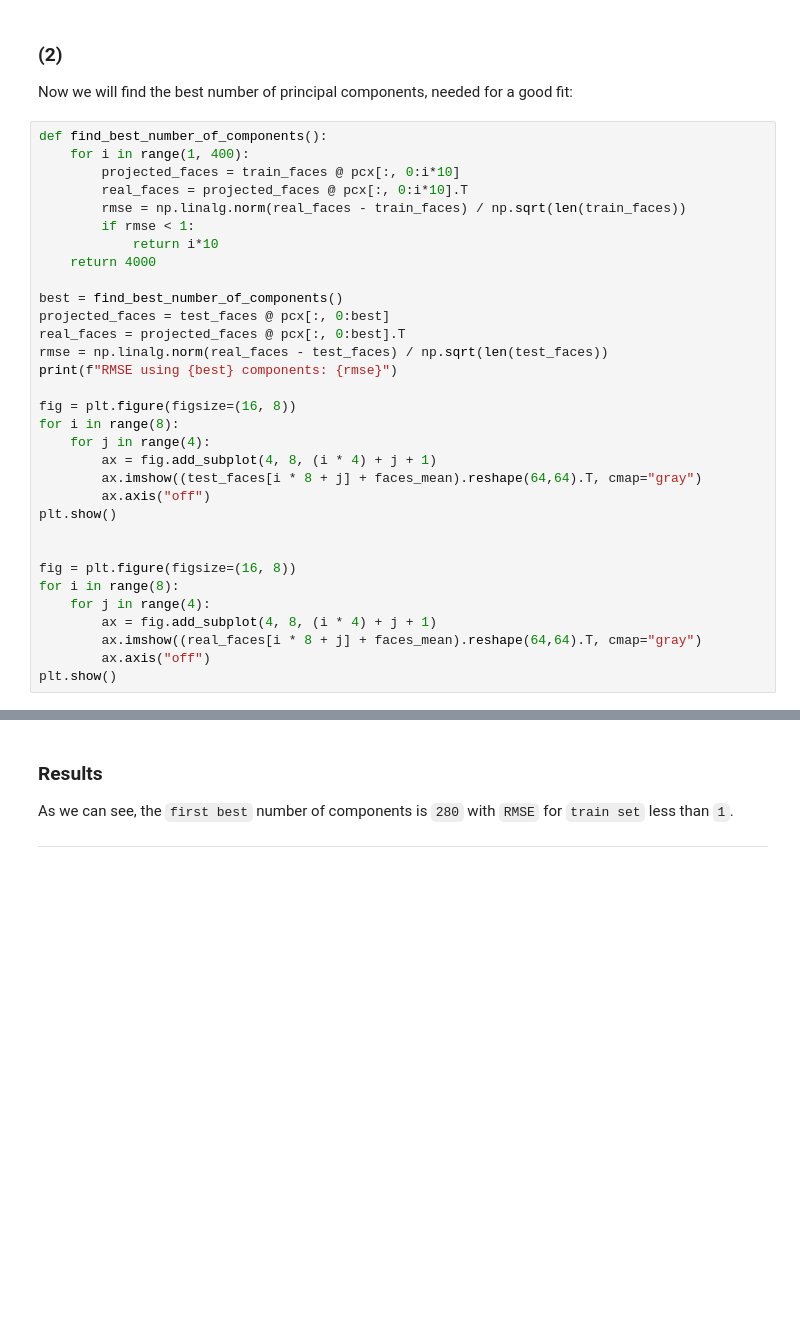
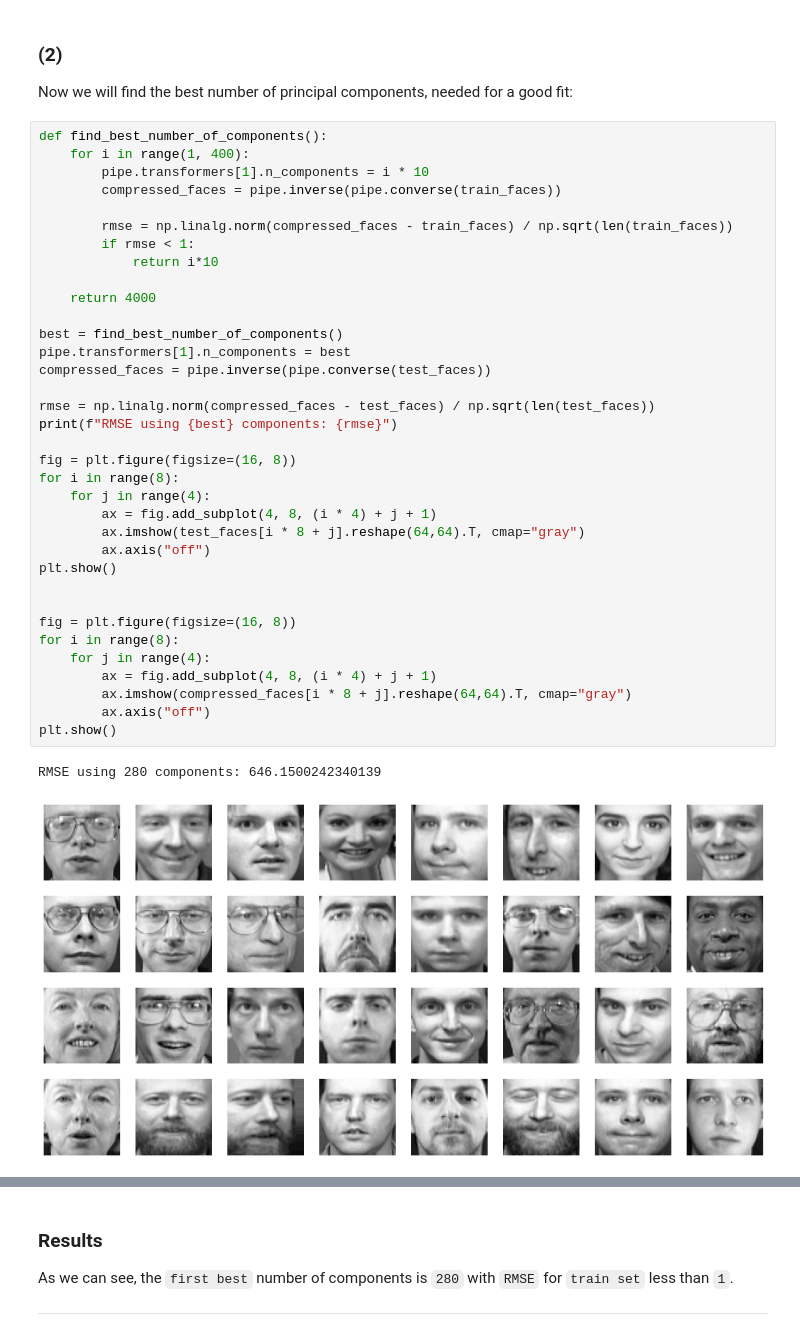
Before and after one commit to ckoliber/mlexercises, a Jupyter notebook: src/exercise4.ipynb, the cells around one changed output, grey strips where cells are left out. Saved outputs shown, nothing was run; the diff lists cells and outputs as text; blank space fills up the shorter version.

```diff
--- a/src/exercise4.ipynb
+++ b/src/exercise4.ipynb
@@ -550,32 +635,38 @@ Now we will find the best number of principal components, needed for a good fit:
 # %%
 def find_best_number_of_components():
     for i in range(1, 400):
-        projected_faces = train_faces @ pcx[:, 0:i*10]
-        real_faces = projected_faces @ pcx[:, 0:i*10].T
-        rmse = np.linalg.norm(real_faces - train_faces) / np.sqrt(len(train_faces))
+        pipe.transformers[1].n_components = i * 10
+        compressed_faces = pipe.inverse(pipe.converse(train_faces))
+
+        rmse = np.linalg.norm(compressed_faces - train_faces) / np.sqrt(len(train_faces))
         if rmse < 1:
             return i*10
+
     return 4000
 
 best = find_best_number_of_components()
-projected_faces = test_faces @ pcx[:, 0:best]
-real_faces = projected_faces @ pcx[:, 0:best].T
-rmse = np.linalg.norm(real_faces - test_faces) / np.sqrt(len(test_faces))
+pipe.transformers[1].n_components = best
+compressed_faces = pipe.inverse(pipe.converse(test_faces))
+
+rmse = np.linalg.norm(compressed_faces - test_faces) / np.sqrt(len(test_faces))
 print(f"RMSE using {best} components: {rmse}")
 
 fig = plt.figure(figsize=(16, 8))
 for i in range(8):
     for j in range(4):
         ax = fig.add_subplot(4, 8, (i * 4) + j + 1)
-        ax.imshow((test_faces[i * 8 + j] + faces_mean).reshape(64,64).T, cmap="gray")
+        ax.imshow(test_faces[i * 8 + j].reshape(64,64).T, cmap="gray")
         ax.axis("off")
 plt.show()
 
 
 fig = plt.figure(figsize=(16, 8))
 for i in range(8):
     for j in range(4):
         ax = fig.add_subplot(4, 8, (i * 4) + j + 1)
-        ax.imshow((real_faces[i * 8 + j] + faces_mean).reshape(64,64).T, cmap="gray")
+        ax.imshow(compressed_faces[i * 8 + j].reshape(64,64).T, cmap="gray")
         ax.axis("off")
 plt.show()
+# %% [output]
+RMSE using 280 components: 646.1500242340139
+[figure, added]
```
Also changed, not shown: parts of 36 cells of this notebook.
